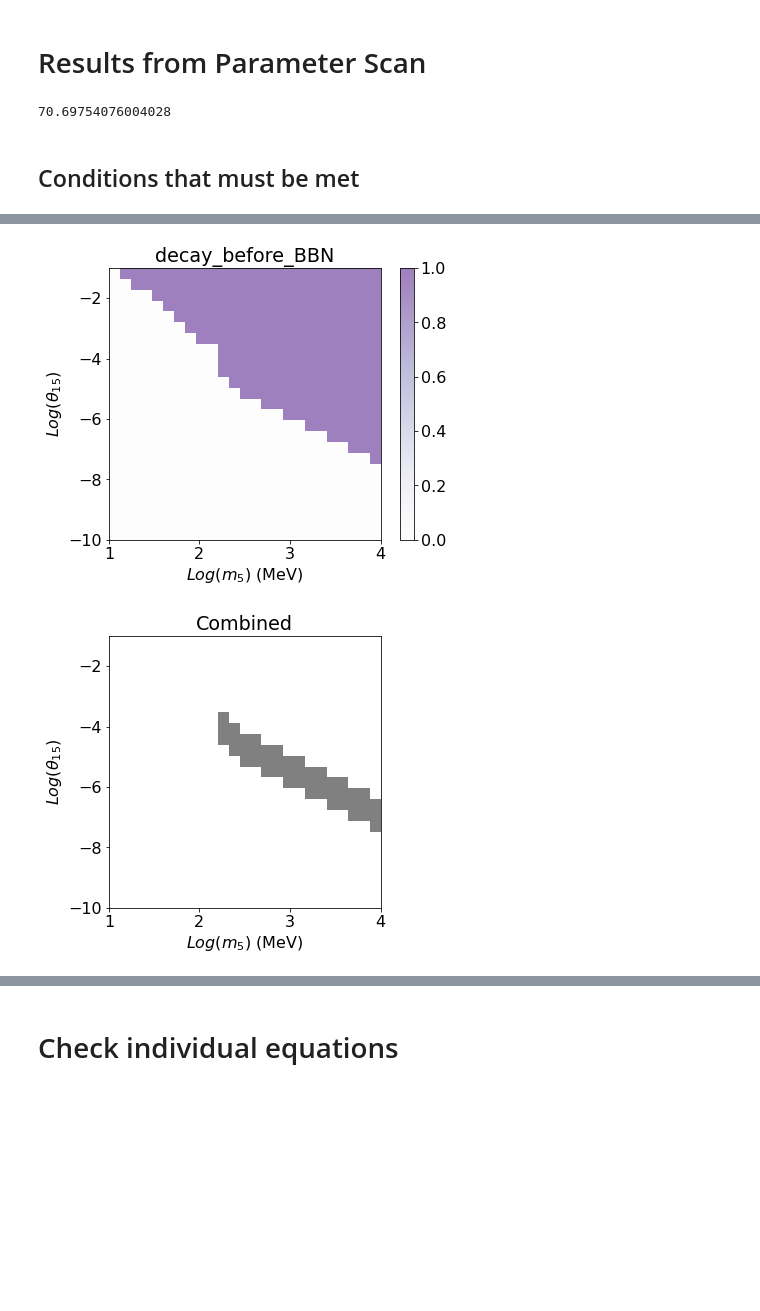
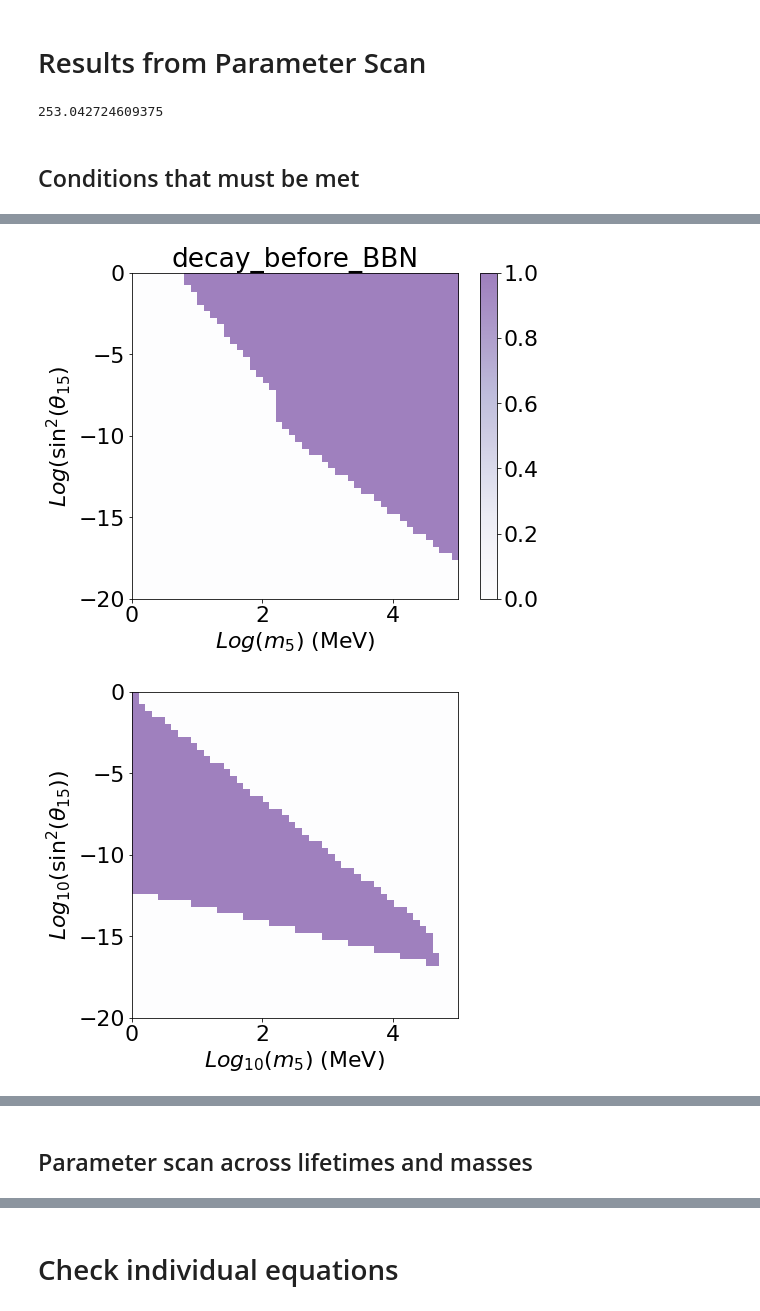
Before and after one commit to JakeSpisak/Sterile-Neutrinos, a Jupyter notebook: analysis.ipynb, the cells around one changed output, grey strips where cells are left out. Saved outputs shown, nothing was run; the diff lists cells and outputs as text; code cells hidden in the pictures; blank space fills up the shorter version.

Commit message:
update boltzmann code, add new active neutrino scattering coefficients

```diff
--- a/analysis.ipynb
+++ b/analysis.ipynb
@@ -231,17 +470,19 @@ plt.show()
 # %% [markdown]
 # Results from Parameter Scan
 # %%
-m5_log_min, m5_log_max = 1, 4
-m5_domain = np.logspace(m5_log_min, m5_log_max, 25)
-theta_log_min, theta_log_max = -10, -1
-theta_domain = np.logspace(theta_log_max, theta_log_min, 25)
+m5_log_min, m5_log_max = 0, 5
+m5_domain = np.logspace(m5_log_min, m5_log_max, 50)
+theta_log_min, theta_log_max = -10, 0
+theta_domain = np.logspace(theta_log_max, theta_log_min, 50)
 tau_bbn = 10 #seconds: from Vincent's paper
 sid_results = {
 "thermalized": [],
 "T_freezeout": [],
 "T_thermal": [],
 "not_boltzmann_supressed":[],
-"decay_before_BBN":[]
+"decay_before_BBN":[],
+"m4_required":[],
+"lifetime":[]
 }
 
 start = time.time()
@@ -252,45 +493,68 @@ for theta in theta_domain:
         thermalized, T_thermal, T_freezeout = ec.thermalization_history(10**5, 1, theta, m5, 'electron', antineutrino=False, num_T=1000)
         sid_results['thermalized'][-1].append(thermalized)
         sid_results['T_freezeout'][-1].append(T_freezeout)
-        sid_results['T_thermal'][-1].append(T_thermal)
+        sid_results['T_thermal'].append(T_thermal)
         if thermalized:
             sid_results['not_boltzmann_supressed'][-1].append(T_freezeout>m5)
         else:
             sid_results['not_boltzmann_supressed'][-1].append(True) #Not boltzmann supressed if it never thermalizes
-        sid_results['decay_before_BBN'][-1].append(ec.lifetime(m5, theta)/MeVtoHz<tau_bbn)
+        sid_results['decay_before_BBN'][-1].append(ec.lifetime(m5, theta)<tau_bbn)
+        sid_results['m4_required'][-1].append(ec.m4_dark_matter(m5, ec.lifetime(m5, theta), 1, 1)) #relativistic DOFs don't matter, since Tf4=Tf5
+        sid_results['lifetime'][-1].append(ec.lifetime(m5, theta))
 
 print(time.time()-start)
 # %% [output]
-70.69754076004028
+253.042724609375
 # %% [markdown]
 ## Conditions that must be met
 # %%
 import matplotlib.pyplot as plt
 import numpy as np
 
-aspect = (m5_log_max- m5_log_min)/(theta_log_max- theta_log_min)
+aspect = (m5_log_max- m5_log_min)/(2*theta_log_max- 2*theta_log_min)
 keys = ['thermalized', 'not_boltzmann_supressed', 'decay_before_BBN']
 colors = ['Greens', 'Reds', 'Purples']
 
 for key, color in zip(keys, colors):
-    plt.figure(figsize=(7,5))
+    plt.figure(figsize=(8,6))
     plt.imshow(sid_results[key], aspect=aspect, cmap=color, vmin=0, vmax=1, alpha=0.5,
-               extent=[m5_log_min, m5_log_max, theta_log_min, theta_log_max])
+               extent=[m5_log_min, m5_log_max, 2*theta_log_min, 2*theta_log_max])
     # Add a colorbar to the plot
     plt.colorbar()
     plt.xlabel(r"$Log(m_5)$ (MeV)")
-    plt.ylabel(r"$Log(\theta_{15})$")
+    plt.ylabel(r"$Log(\sin^2(\theta_{15})$")
     plt.title(key)
     plt.show()
 
 
+plt.figure(figsize=(8,6))
+combined = np.array(sid_results['not_boltzmann_supressed']) & np.array(sid_results['thermalized'])
+plt.imshow(combined, aspect=aspect, cmap='Purples', alpha=0.5, vmin=0.1, vmax=1,
+           extent=[m5_log_min, m5_log_max, 2*theta_log_min, 2*theta_log_max])
+plt.xlabel(r"$Log_{10}(m_5)$ (MeV)")
+plt.ylabel(r"$Log_{10}(\sin^2(\theta_{15}))$")
+#plt.title("Thermalized and not boltzmann supressed")
+plt.show()
 
-plt.figure(figsize=(7,5))
-combined = np.array(sid_results['not_boltzmann_supressed']) & np.array(sid_results['decay_before_BBN']) & np.array(sid_results['thermalized'])
-plt.imshow(combined, aspect=aspect, cmap='Greys', vmin=0, vmax=1, alpha=0.5,
-           extent=[m5_log_min, m5_log_max, theta_log_min, theta_log_max])
+plt.figure(figsize=(8,6))
+combined = np.array(sid_results['not_boltzmann_supressed']) & np.array(sid_results['thermalized'])
+m4s = combined*sid_results['m4_required']*10**3 #in keV
+plt.imshow(np.log10(m4s+10**-5), aspect=aspect, cmap='afmhot_r', alpha=0.5, vmin=-2, vmax=3,
+           extent=[m5_log_min, m5_log_max, 2*theta_log_min, 2*theta_log_max])
+plt.xlabel(r"$Log_{10}(m_5)$ (MeV)")
+plt.ylabel(r"$Log_{10}(\sin^2(\theta_{15})$")
+#plt.title("Combined m_4")
+plt.colorbar(label=r"$Log_{10}(m_4)$ (keV)")
+plt.show()
+
+plt.figure(figsize=(8,6))
+combined = np.array(sid_results['not_boltzmann_supressed']) & np.array(sid_results['thermalized'])
+lifetimes = combined*sid_results['lifetime'] #in keV
+plt.imshow(np.log10(lifetimes+10**-10), aspect=aspect, cmap='afmhot_r', alpha=0.5, vmin=-3, vmax=3,
+           extent=[m5_log_min, m5_log_max, 2*theta_log_min, 2*theta_log_max])
 plt.xlabel(r"$Log(m_5)$ (MeV)")
-plt.ylabel(r"$Log(\theta_{15})$")
-plt.title("Combined")
+plt.ylabel(r"$Log(\sin^2(\theta_{15})$")
+#plt.title("Upper bound on lifetime")
+plt.colorbar(label=r"Log($\tau_5$) (s)")
 plt.show()
 # %% [output]
@@ -299,2 +563,2 @@ plt.show()
-[figure, old version]
+[figure, new version]
-[figure, old version]
+[figure, new version]
@@ -300,0 +567,2 @@ plt.show()
+# %% [markdown]
+## Parameter scan across lifetimes and masses
```
Also changed, not shown: parts of 43 cells of this notebook, 2 other files.
